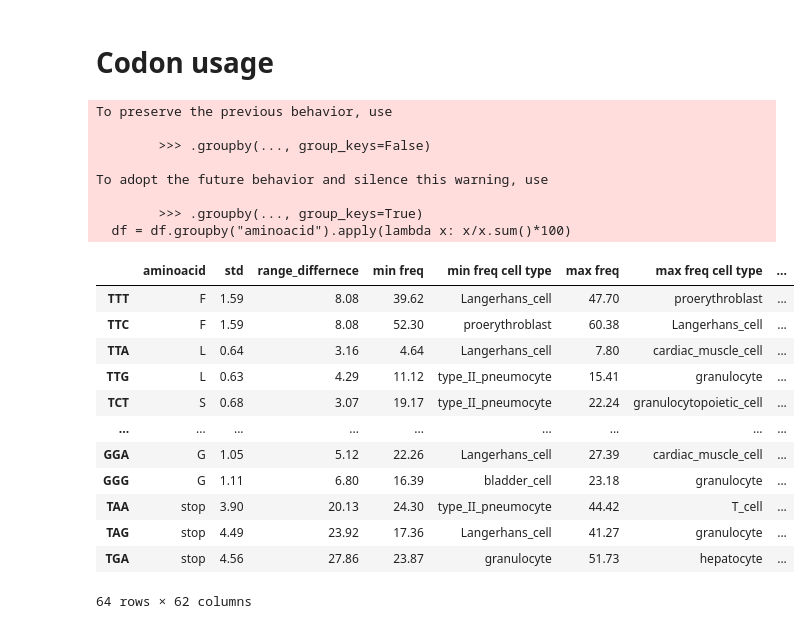
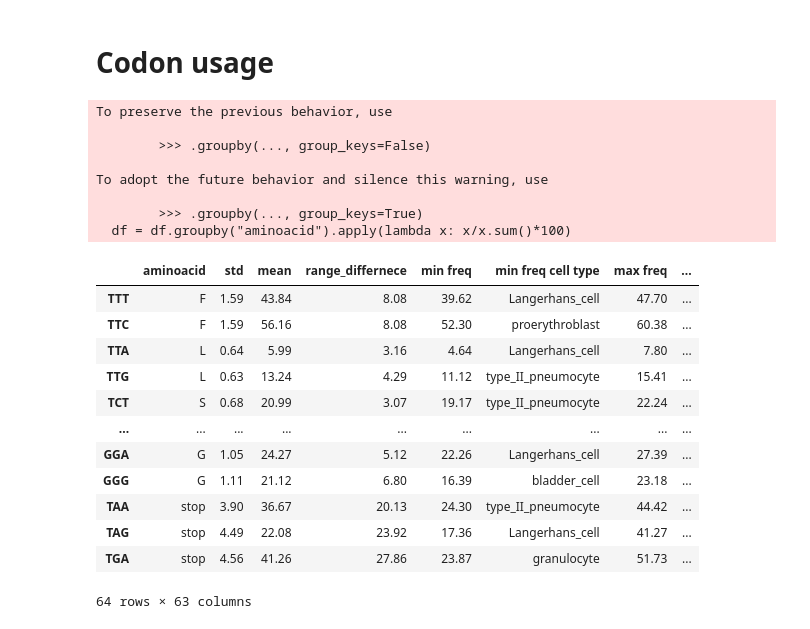
Before and after one commit to Dead-fisher/codon_usage_notebook, a Jupyter notebook: scRNA_scripts/03.analysis.ipynb, the cells around one changed output. Cells and saved outputs as stored; diff of their text form; code cells hidden in the pictures.

```diff
--- a/scRNA_scripts/03.analysis.ipynb
+++ b/scRNA_scripts/03.analysis.ipynb
@@ -135,47 +150,49 @@ for codon in table:
 
 #,
 df = pd.DataFrame(data=result, index=list(cell_data.keys())+["aminoacid"], columns=table.keys()).T
+df.to_csv(data_pool.joinpath(f"codon_frequence_raw_{tag}.csv"))
 df = df.groupby("aminoacid").apply(lambda x: x/x.sum()*100)
 df = df.astype(float)
 aminoacid = [table[codon] for codon in df.index]
 vmax = df.max(axis=1)
 vmin = df.min(axis=1)
 vstd = df.std(axis=1)
 cmin = df.idxmin(axis=1)
 cmax = df.idxmax(axis=1)
-
+vmean = df.mean(axis=1)
 
 
 df.insert(0, "max freq cell type", cmax)
 df.insert(0, "max freq", vmax)
 df.insert(0, "min freq cell type", cmin)
 df.insert(0, "min freq", vmin)
 df.insert(0, "range_differnece", vmax-vmin)
+df.insert(0, "mean", vmean)
 df.insert(0, "std", vstd)
 df = df.round(2)
 df.insert(0, "aminoacid", aminoacid)
-df.to_csv(data_pool.joinpath("codon_frequence_scRNA_Muris_10X_v2.csv"))
+df.to_csv(data_pool.joinpath(f"codon_frequence_{tag}.csv"))
 df
 # %% [output]
 To preserve the previous behavior, use
 
         >>> .groupby(..., group_keys=False)
 
 To adopt the future behavior and silence this warning, use
 
         >>> .groupby(..., group_keys=True)
   df = df.groupby("aminoacid").apply(lambda x: x/x.sum()*100)
-|  | aminoacid | std | range_differnece | min freq | min freq cell type | max freq | max freq cell type | ... |
-| TTT | F | 1.59 | 8.08 | 39.62 | Langerhans_cell | 47.70 | proerythroblast | ... |
-| TTC | F | 1.59 | 8.08 | 52.30 | proerythroblast | 60.38 | Langerhans_cell | ... |
-| TTA | L | 0.64 | 3.16 | 4.64 | Langerhans_cell | 7.80 | cardiac_muscle_cell | ... |
-| TTG | L | 0.63 | 4.29 | 11.12 | type_II_pneumocyte | 15.41 | granulocyte | ... |
-| TCT | S | 0.68 | 3.07 | 19.17 | type_II_pneumocyte | 22.24 | granulocytopoietic_cell | ... |
+|  | aminoacid | std | mean | range_differnece | min freq | min freq cell type | max freq | ... |
+| TTT | F | 1.59 | 43.84 | 8.08 | 39.62 | Langerhans_cell | 47.70 | ... |
+| TTC | F | 1.59 | 56.16 | 8.08 | 52.30 | proerythroblast | 60.38 | ... |
+| TTA | L | 0.64 | 5.99 | 3.16 | 4.64 | Langerhans_cell | 7.80 | ... |
+| TTG | L | 0.63 | 13.24 | 4.29 | 11.12 | type_II_pneumocyte | 15.41 | ... |
+| TCT | S | 0.68 | 20.99 | 3.07 | 19.17 | type_II_pneumocyte | 22.24 | ... |
 | ... | ... | ... | ... | ... | ... | ... | ... | ... |
-| GGA | G | 1.05 | 5.12 | 22.26 | Langerhans_cell | 27.39 | cardiac_muscle_cell | ... |
-| GGG | G | 1.11 | 6.80 | 16.39 | bladder_cell | 23.18 | granulocyte | ... |
-| TAA | stop | 3.90 | 20.13 | 24.30 | type_II_pneumocyte | 44.42 | T_cell | ... |
-| TAG | stop | 4.49 | 23.92 | 17.36 | Langerhans_cell | 41.27 | granulocyte | ... |
-| TGA | stop | 4.56 | 27.86 | 23.87 | granulocyte | 51.73 | hepatocyte | ... |
+| GGA | G | 1.05 | 24.27 | 5.12 | 22.26 | Langerhans_cell | 27.39 | ... |
+| GGG | G | 1.11 | 21.12 | 6.80 | 16.39 | bladder_cell | 23.18 | ... |
+| TAA | stop | 3.90 | 36.67 | 20.13 | 24.30 | type_II_pneumocyte | 44.42 | ... |
+| TAG | stop | 4.49 | 22.08 | 23.92 | 17.36 | Langerhans_cell | 41.27 | ... |
+| TGA | stop | 4.56 | 41.26 | 27.86 | 23.87 | granulocyte | 51.73 | ... |
-64 rows × 62 columns
+64 rows × 63 columns
 # %%
```
Also changed, not shown: parts of 3 cells of this notebook, 5 other files.
